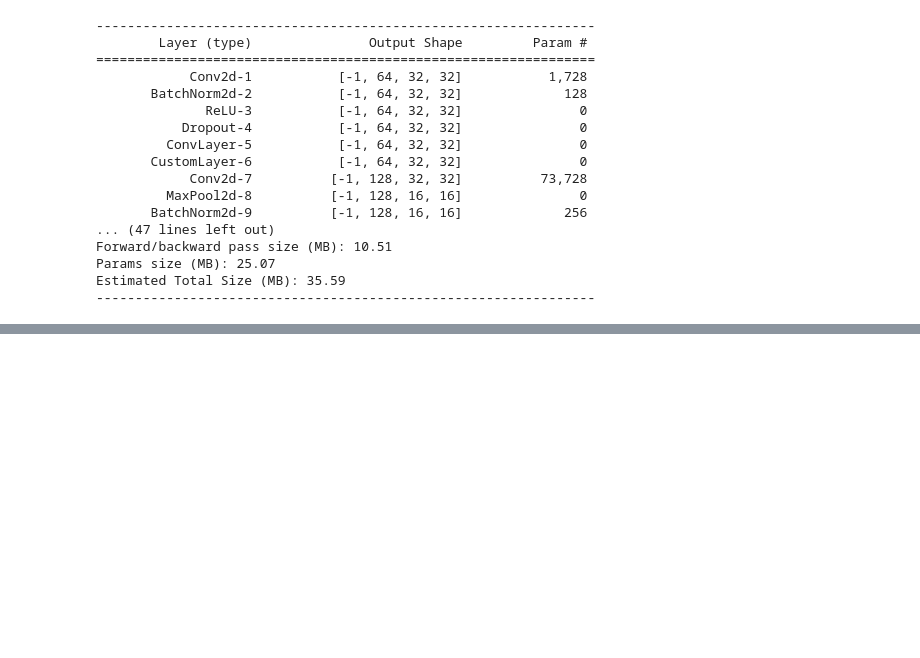
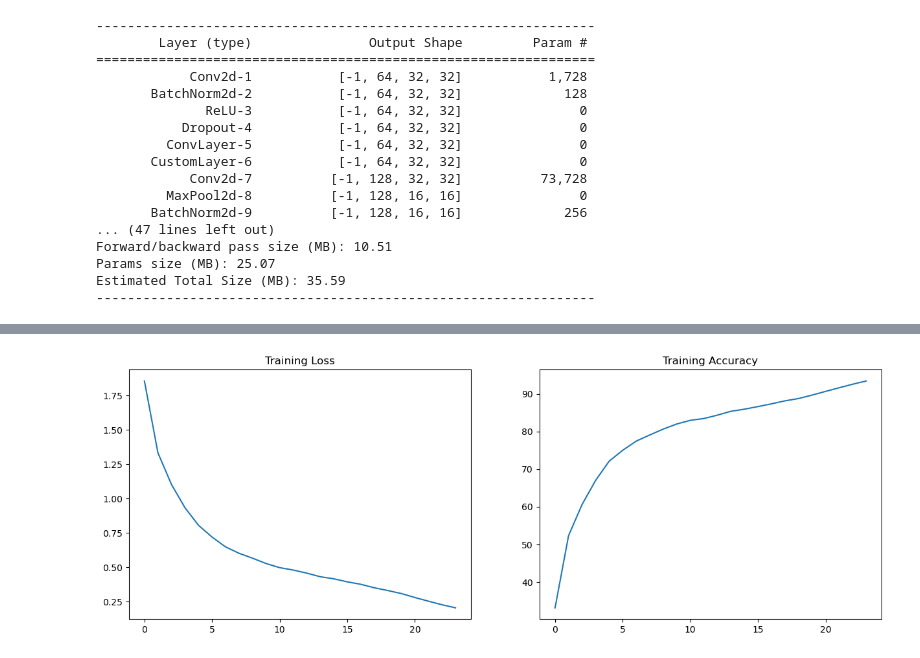
Before and after one commit to Shashank-Gottumukkala/ERA-S10-Custom-ResNet, a Jupyter notebook: s10.ipynb, the cells around one changed output, grey strips where cells are left out. Drawn from its saved outputs; the diff is of its cells as text; code cells hidden in the pictures; blank space fills up the shorter version.

```diff
--- a/s10.ipynb
+++ b/s10.ipynb
@@ -90,0 +92,4 @@ Epoch: 12
+# %%
+exp.train.plot_stats()
+# %% [output]
+[figure, added]
```
Also changed, not shown: parts of 5 cells of this notebook, 4 other files.
